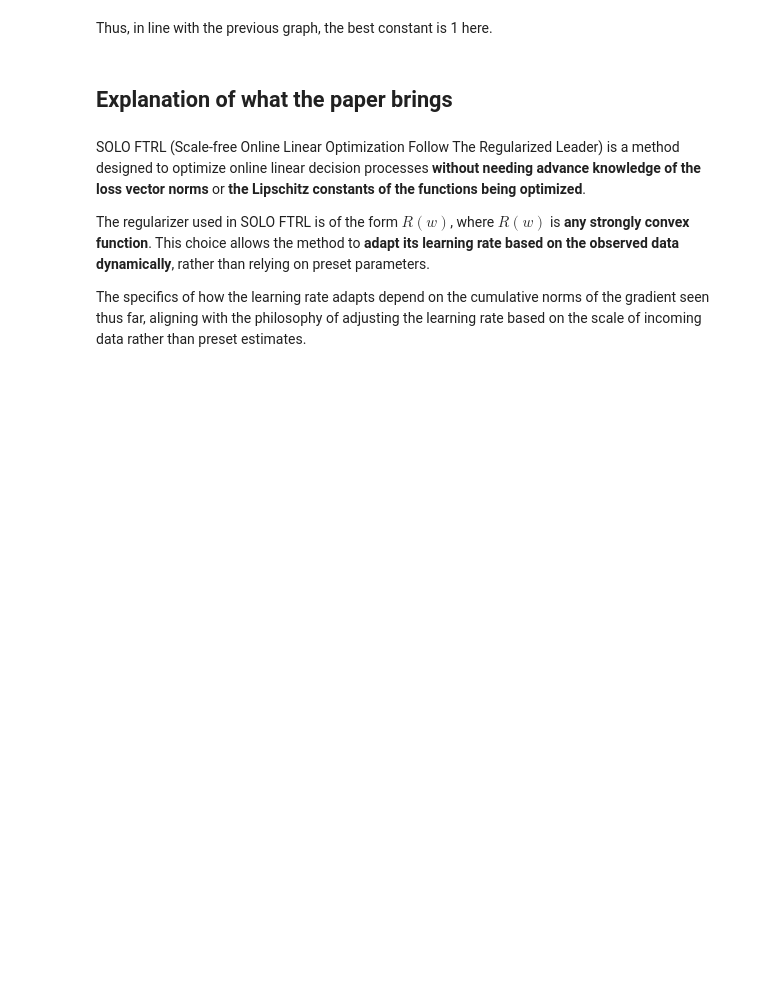
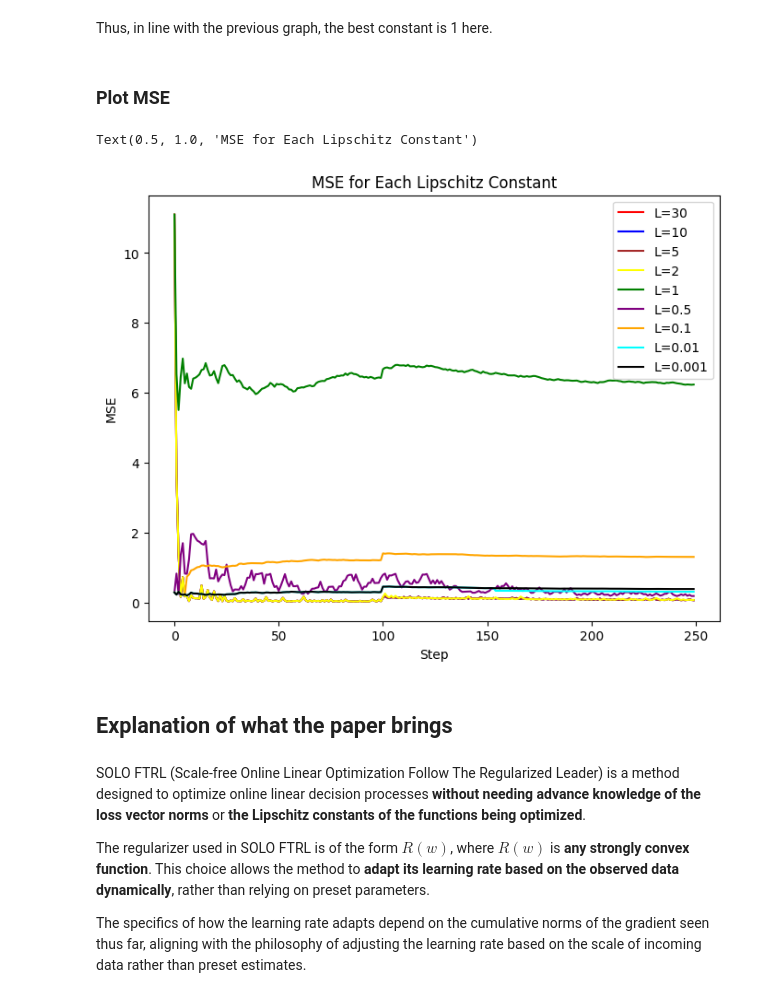
Before and after one commit to omeurer/ESSEC_seq_opt, a Jupyter notebook: final_notebook.ipynb, the cells around one changed output. Drawn from its saved outputs; the diff is of its cells as text; code cells hidden in the pictures; blank space fills up the shorter version.

```diff
--- a/final_notebook.ipynb
+++ b/final_notebook.ipynb
@@ -213,5 +221,18 @@ plt.legend()
 # %% [markdown]
 Thus, in line with the previous graph, the best constant is 1 here.
+# %% [markdown]
+### Plot MSE
+# %%
+plt.figure(figsize=(8, 6))
+plt.ylabel("MSE")
+plt.xlabel("Step")
+for j, L in enumerate(L_values):
+    plt.plot(mse_scores[j], color=colors[j], label=f'L={L}')
+plt.legend()
+plt.title('MSE for Each Lipschitz Constant')
+# %% [output]
+Text(0.5, 1.0, 'MSE for Each Lipschitz Constant')
+[figure, added]
 # %% [markdown]
 ## Explanation of what the paper brings
 # %% [markdown]
```
Also changed, not shown: parts of 15 cells of this notebook.
